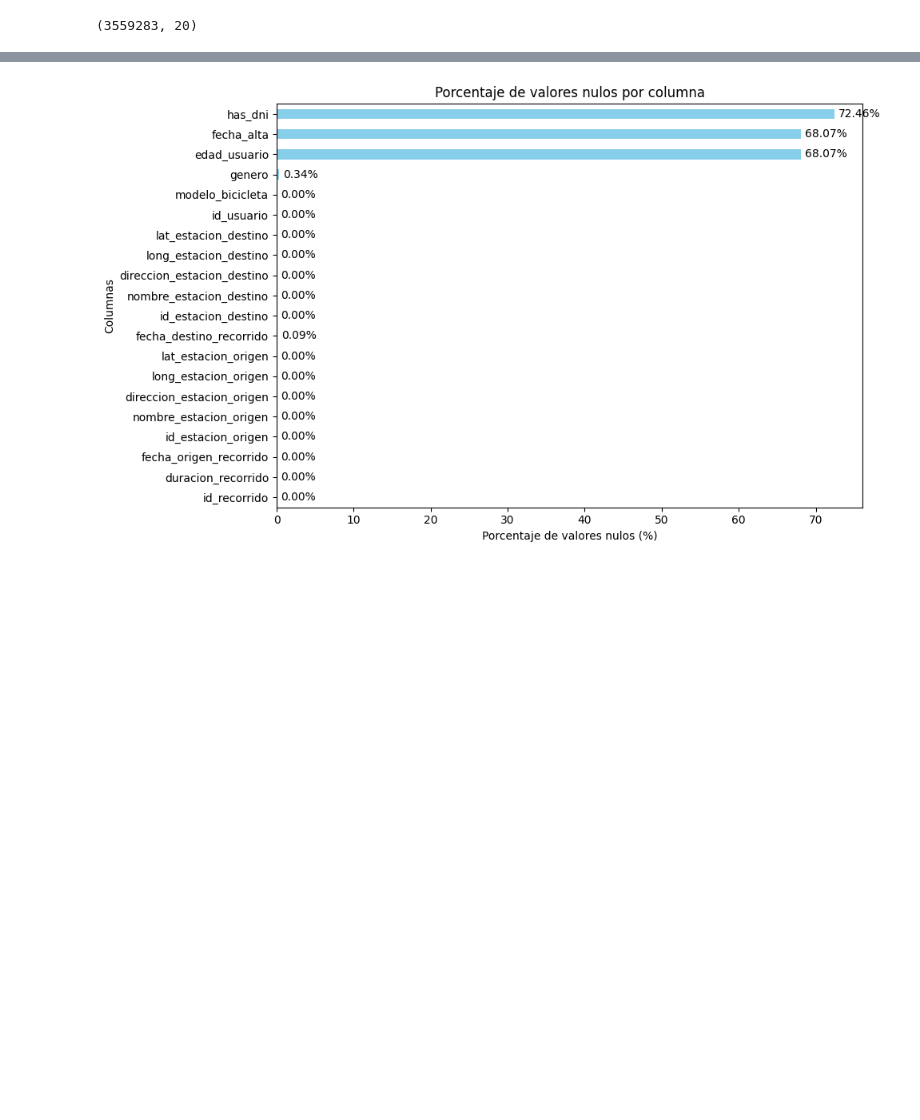
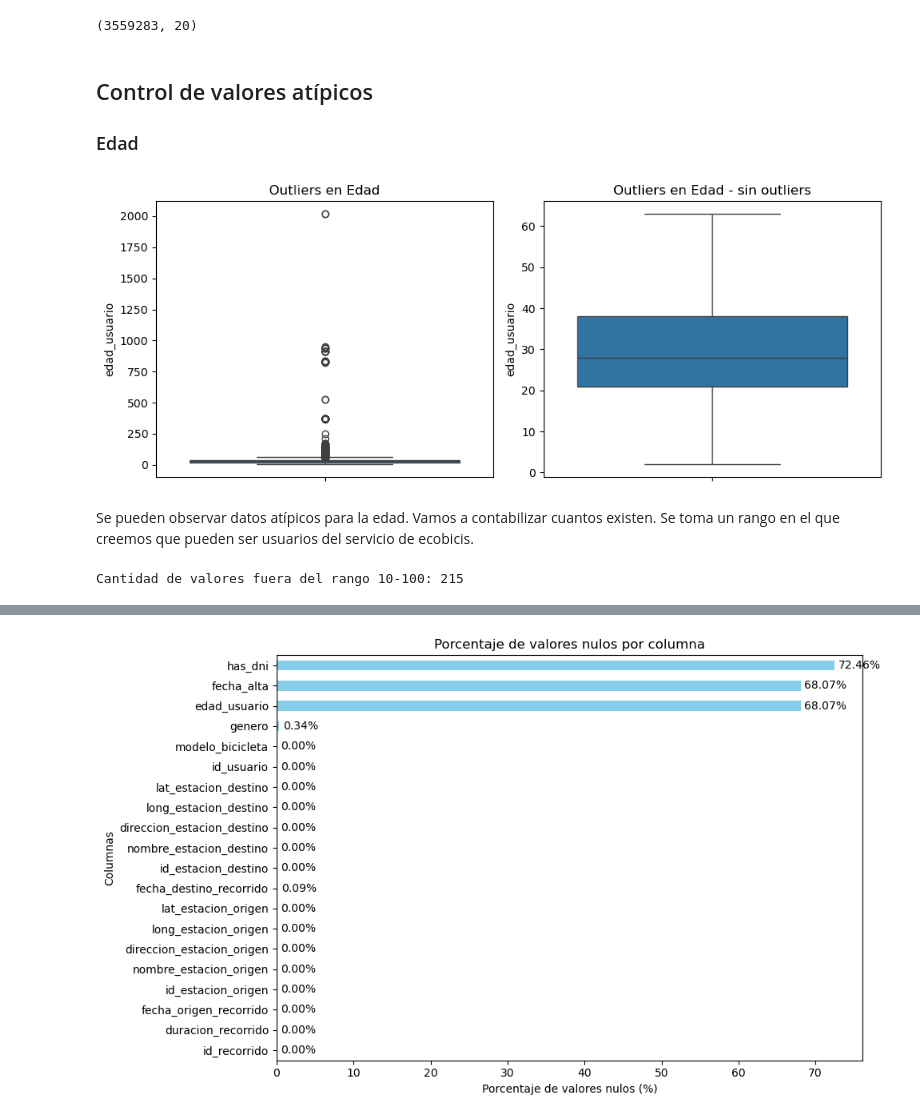
Before and after one commit to antonellagambarte/analisisDeDatos, a Jupyter notebook: tp1/tp1.ipynb, the cells around one changed output, grey strips where cells are left out. Drawn from its saved outputs; the diff is of its cells as text; code cells hidden in the pictures; blank space fills up the shorter version.

```diff
--- a/tp1/tp1.ipynb
+++ b/tp1/tp1.ipynb
@@ -150,6 +152,8 @@ df_recorridos['fecha_destino_recorrido'] = pd.to_datetime(df_recorridos['fecha_d
 df_recorridos['fecha_origen_recorrido'] = pd.to_datetime(df_recorridos['fecha_origen_recorrido'])
 df_recorridos['fecha_alta'] = pd.to_datetime(df_recorridos['fecha_alta'])
 df_recorridos['has_dni'] = df_recorridos['has_dni'].map({'Yes': True, 'No': False, np.nan: np.nan})
+df_recorridos['modelo_bicicleta'] = df_recorridos['modelo_bicicleta'].astype('category')
+df_recorridos['genero'] = df_recorridos['genero'].astype('category')
 
 print(f"Columnas del dataframe:\n{df_recorridos.dtypes}\n")
 # %% [output]
@@ -194,3 +198,36 @@ df_recorridos.shape
 # %% [output]
 Duplicados después: 0
 (3559283, 20)
+# %% [markdown]
+## Control de valores atípicos
+
+### Edad
+# %%
+fig, axes = plt.subplots(1, 2, figsize=(10, 4))
+
+# Boxplot para edad_usuario
+sns.boxplot(y=df_recorridos['edad_usuario'], ax=axes[0])
+axes[0].set_title('Outliers en Edad')
+
+# Boxplot para edad_usuario sin outliers
+sns.boxplot(y=df_recorridos['edad_usuario'], ax=axes[1], showfliers=False)
+axes[1].set_title('Outliers en Edad - sin outliers')
+
+plt.tight_layout()
+plt.show()
+# %% [output]
+[figure, added]
+# %% [markdown]
+Se pueden observar datos atípicos para la edad. Vamos a contabilizar cuantos existen. Se toma un rango en el que creemos que pueden ser usuarios del servicio de ecobicis.
+# %%
+edad_min = 10
+edad_max = 100
+
+fuera_de_rango = df_recorridos[
+    (df_recorridos['edad_usuario'] < edad_min) |
+    (df_recorridos['edad_usuario'] > edad_max)
+]
+
+print(f"Cantidad de valores fuera del rango {edad_min}-{edad_max}: {len(fuera_de_rango)}")
+# %% [output]
+Cantidad de valores fuera del rango 10-100: 215
```
Also changed, not shown: parts of 33 cells of this notebook.
